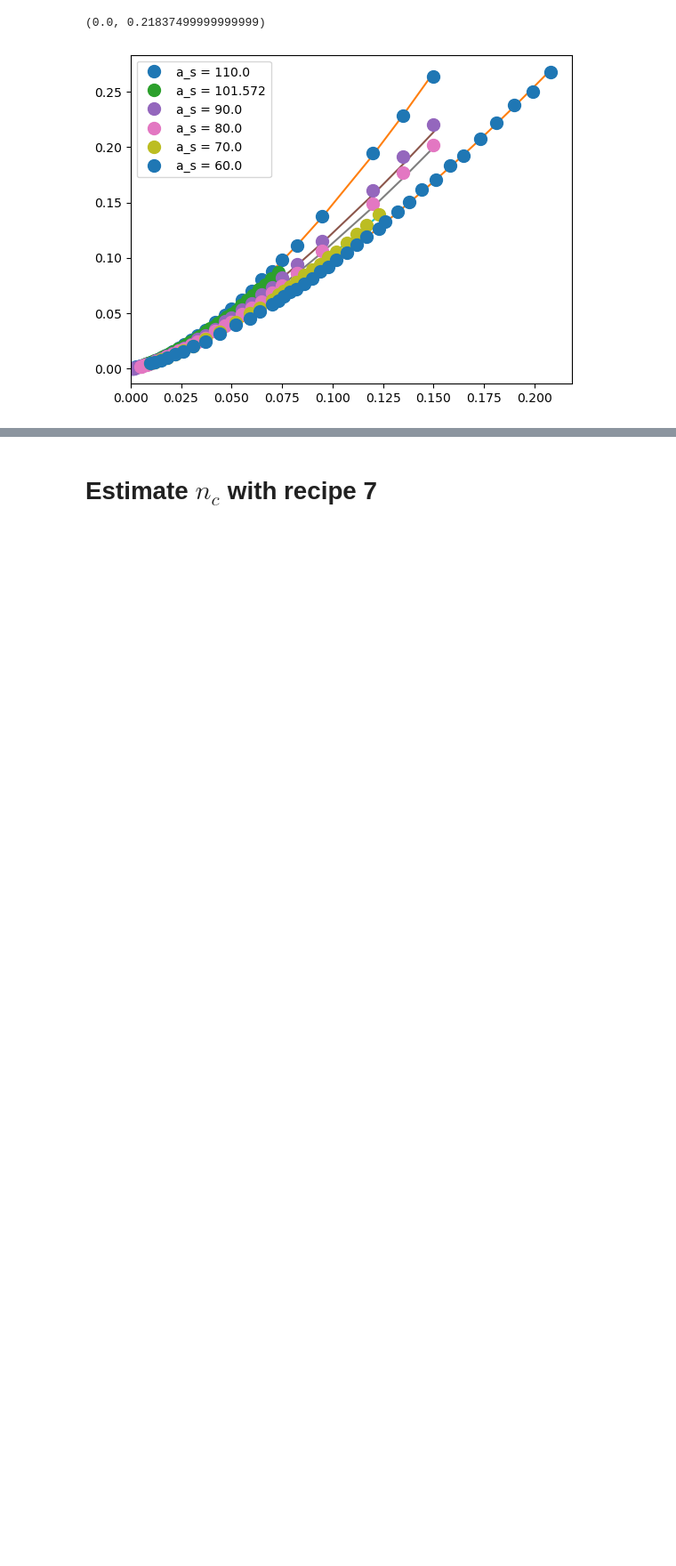
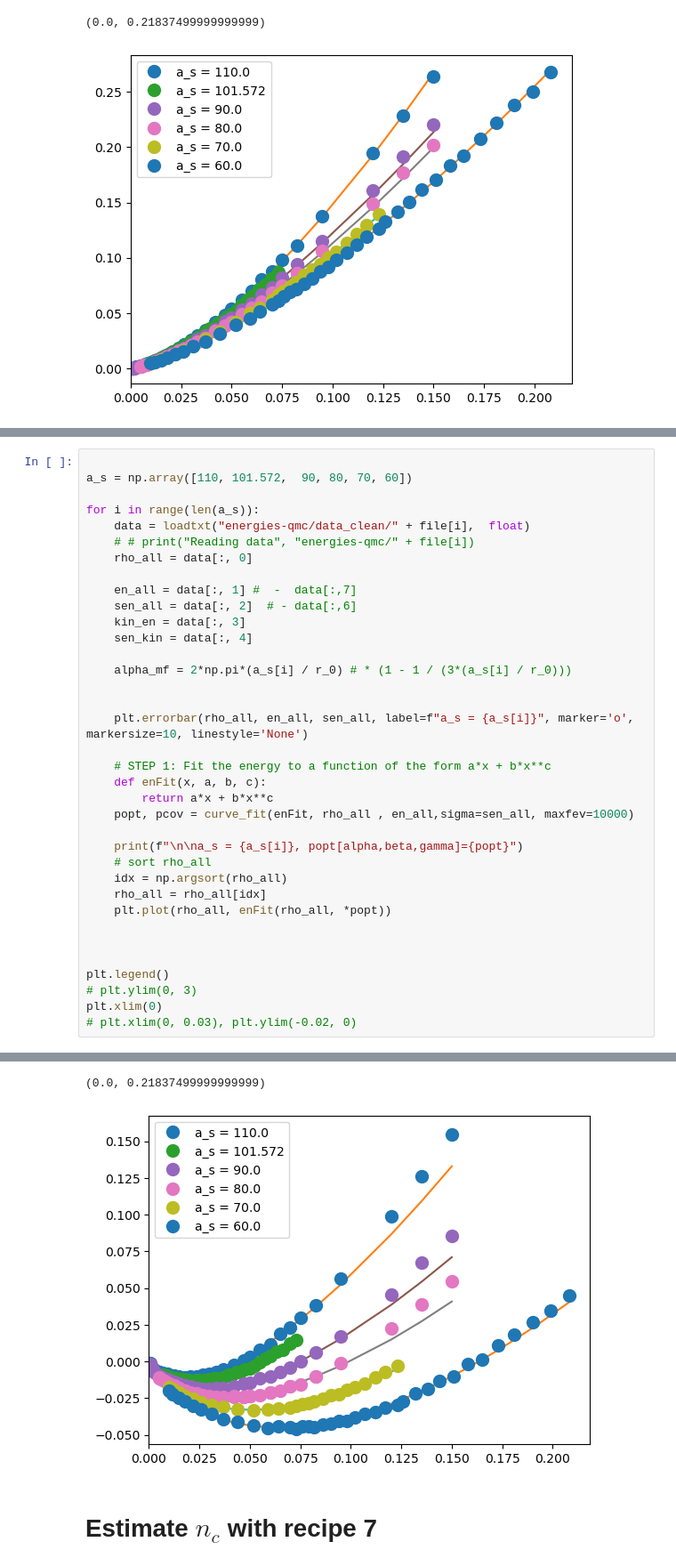
Before and after one commit to viktorcikojevic/dipolar-droplets, a Jupyter notebook: critical_atom_number.ipynb, the cells around one changed output, grey strips where cells are left out. Shown at 89% size. Drawn from its saved outputs; the diff is of its cells as text; blank space fills up the shorter version.

```diff
--- a/critical_atom_number.ipynb
+++ b/critical_atom_number.ipynb
@@ -330,0 +333,37 @@ a_s = 60.0, popt[alpha,beta,gamma]=[0.26816368 2.48858619 1.56167738]
+# %%
+
+a_s = np.array([110, 101.572,  90, 80, 70, 60])
+
+for i in range(len(a_s)):
+    data = loadtxt("energies-qmc/data_clean/" + file[i],  float)
+    # # print("Reading data", "energies-qmc/" + file[i])
+    rho_all = data[:, 0]
+
+    en_all = data[:, 1] #  -  data[:,7]
+    sen_all = data[:, 2]  # - data[:,6]
+    kin_en = data[:, 3]
+    sen_kin = data[:, 4]
+
+    alpha_mf = 2*np.pi*(a_s[i] / r_0) # * (1 - 1 / (3*(a_s[i] / r_0)))
+
+
+    plt.errorbar(rho_all, en_all, sen_all, label=f"a_s = {a_s[i]}", marker='o', markersize=10, linestyle='None')
+
+    # STEP 1: Fit the energy to a function of the form a*x + b*x**c
+    def enFit(x, a, b, c):
+        return a*x + b*x**c
+    popt, pcov = curve_fit(enFit, rho_all , en_all,sigma=sen_all, maxfev=10000)
+
+    print(f"\n\na_s = {a_s[i]}, popt[alpha,beta,gamma]={popt}")
+    # sort rho_all
+    idx = np.argsort(rho_all)
+    rho_all = rho_all[idx]
+    plt.plot(rho_all, enFit(rho_all, *popt))
+
+
+
+plt.legend()
+# plt.ylim(0, 3)
+plt.xlim(0)
+# plt.xlim(0, 0.03), plt.ylim(-0.02, 0)
+# %% [output]
@@ -331,3 +386,5 @@ a_s = 60.0, popt[alpha,beta,gamma]=[0.26816368 2.48858619 1.56167738]
+(0.0, 0.21837499999999999)
+[figure, added]
 # %% [markdown]
 # Estimate $n_c$ with recipe 7
 # %%
```
Also changed, not shown: parts of 4 cells of this notebook, 4 other files.
